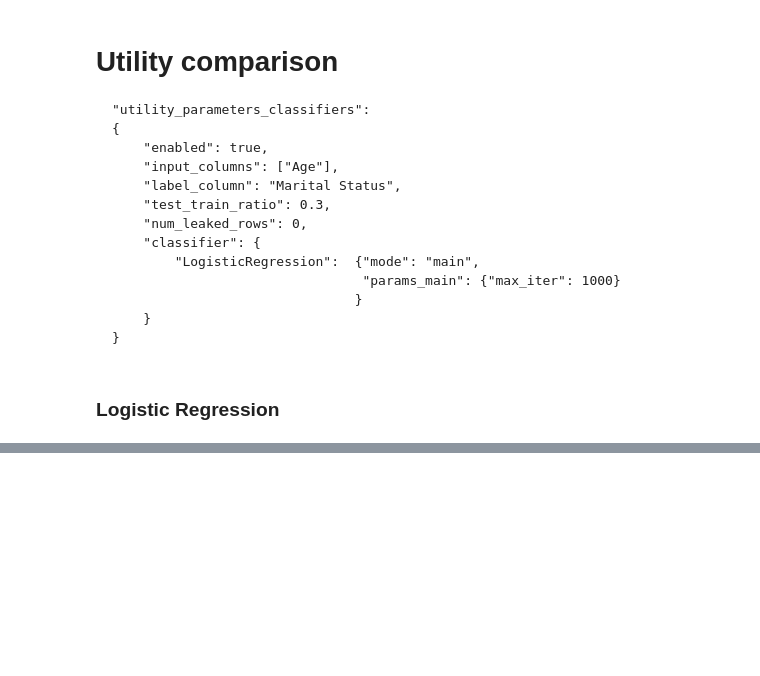
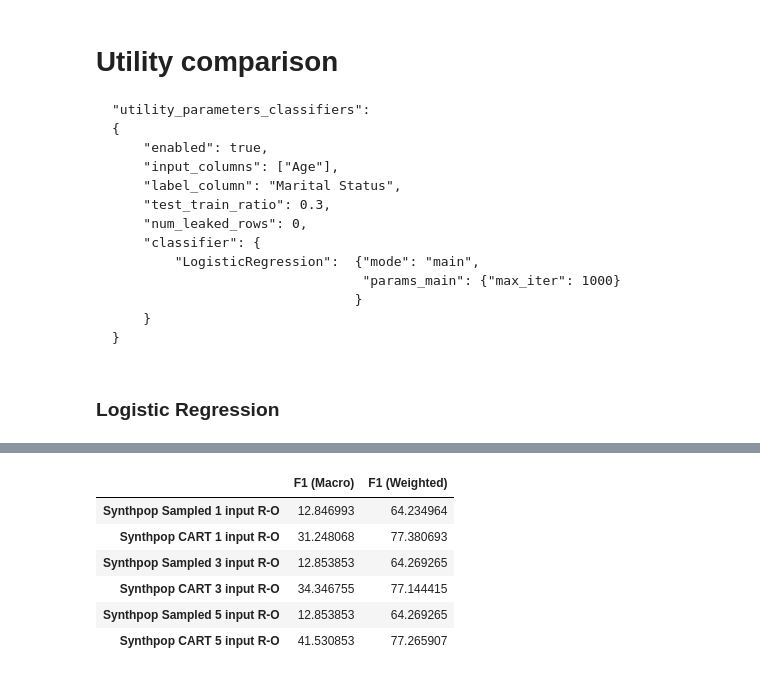
Before and after one commit to alan-turing-institute/QUIPP-pipeline, a Jupyter notebook: notebooks/Synthetic datasets comparison.ipynb, the cells around one changed output, grey strips where cells are left out. Drawn from its saved outputs; the diff is of its cells as text; code cells hidden in the pictures; blank space fills up the shorter version.

```diff
--- a/notebooks/Synthetic datasets comparison.ipynb
+++ b/notebooks/Synthetic datasets comparison.ipynb
@@ -229,0 +353,17 @@ pd.DataFrame.from_dict(log_reg_utility).T
+# %%
+synthpop_utility.loc[
+    ['Synthpop Sampled 1 input R-O',
+     'Synthpop CART 1 input R-O',
+     'Synthpop Sampled 3 input R-O',
+     'Synthpop CART 3 input R-O',
+     'Synthpop Sampled 5 input R-O',
+     'Synthpop CART 5 input R-O'],
+    ['F1 (Macro)', 'F1 (Weighted)']]
+# %% [output]
+|  | F1 (Macro) | F1 (Weighted) |
+| Synthpop Sampled 1 input R-O | 12.846993 | 64.234964 |
+| Synthpop CART 1 input R-O | 31.248068 | 77.380693 |
+| Synthpop Sampled 3 input R-O | 12.853853 | 64.269265 |
+| Synthpop CART 3 input R-O | 34.346755 | 77.144415 |
+| Synthpop Sampled 5 input R-O | 12.853853 | 64.269265 |
+| Synthpop CART 5 input R-O | 41.530853 | 77.265907 |
```
Also changed, not shown: parts of 7 cells of this notebook, 8 other files.
